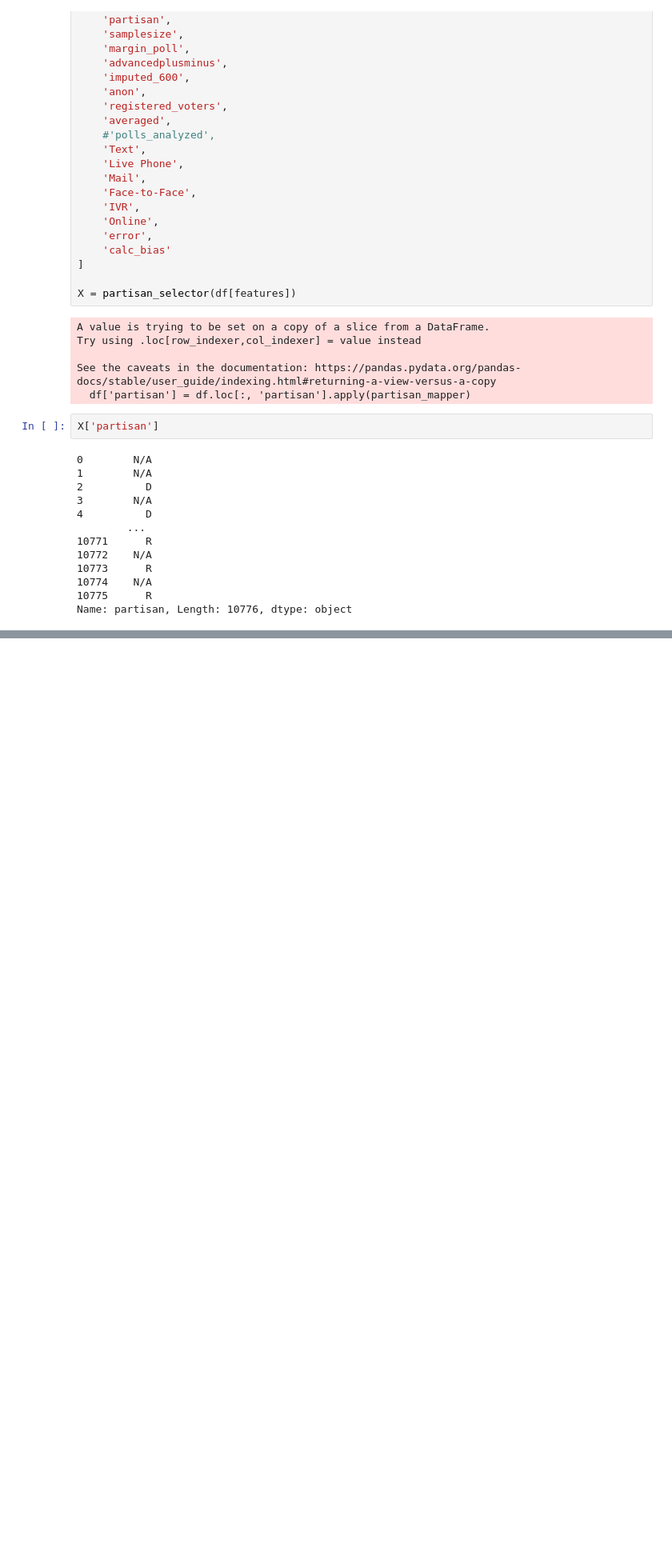
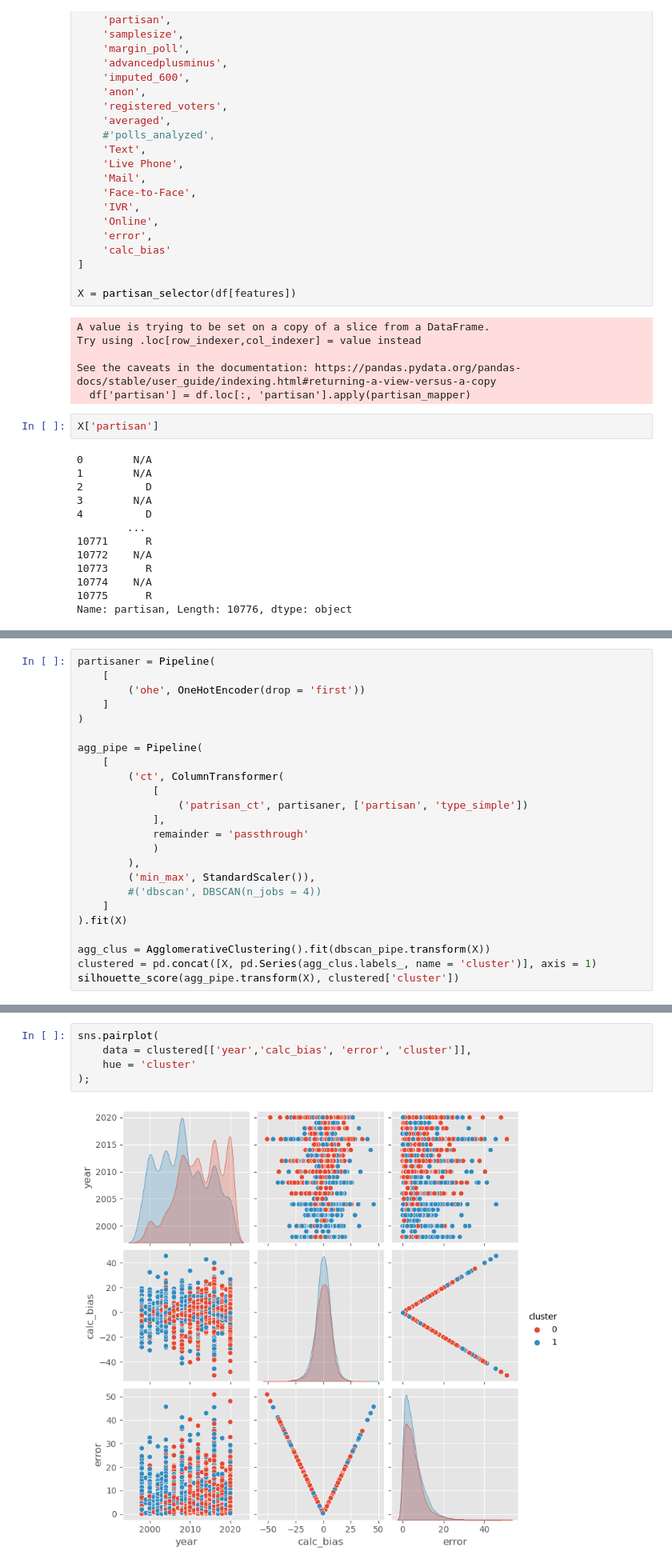
Before and after one commit to vijay-ravuri/poll-accuracy-modeling, a Jupyter notebook: code/clustering.ipynb, the cells around one changed output, grey strips where cells are left out. Shown at 80% size. Saved outputs shown, nothing was run; the diff lists cells and outputs as text; blank space fills up the shorter version.

```diff
--- a/code/clustering.ipynb
+++ b/code/clustering.ipynb
@@ -258,0 +525,24 @@ score_df
+# %%
+partisaner = Pipeline(
+    [
+        ('ohe', OneHotEncoder(drop = 'first'))
+    ]
+)
+
+agg_pipe = Pipeline(
+    [
+        ('ct', ColumnTransformer(
+            [
+                ('patrisan_ct', partisaner, ['partisan', 'type_simple'])
+            ],
+            remainder = 'passthrough'
+            )
+        ),
+        ('min_max', StandardScaler()),
+        #('dbscan', DBSCAN(n_jobs = 4))
+    ]
+).fit(X)
+
+agg_clus = AgglomerativeClustering().fit(dbscan_pipe.transform(X))
+clustered = pd.concat([X, pd.Series(agg_clus.labels_, name = 'cluster')], axis = 1)
+silhouette_score(agg_pipe.transform(X), clustered['cluster'])
@@ -258,0 +558,7 @@ score_df
+# %%
+sns.pairplot(
+    data = clustered[['year','calc_bias', 'error', 'cluster']],
+    hue = 'cluster'
+);
+# %% [output]
+[figure, added]
```
Also changed, not shown: parts of 33 cells of this notebook.
